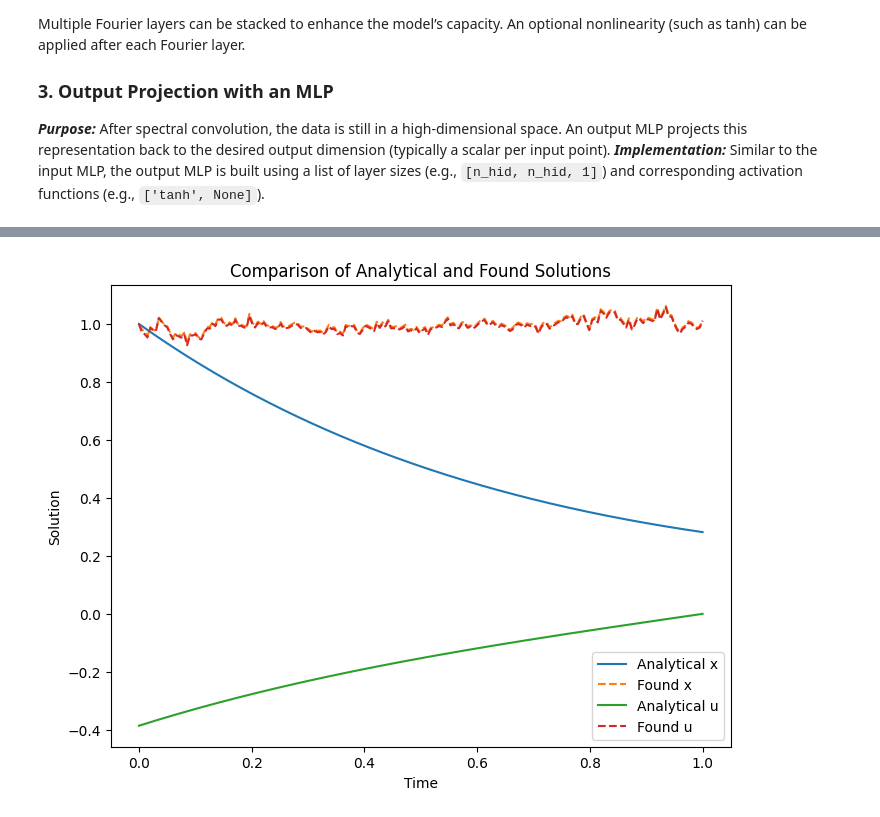
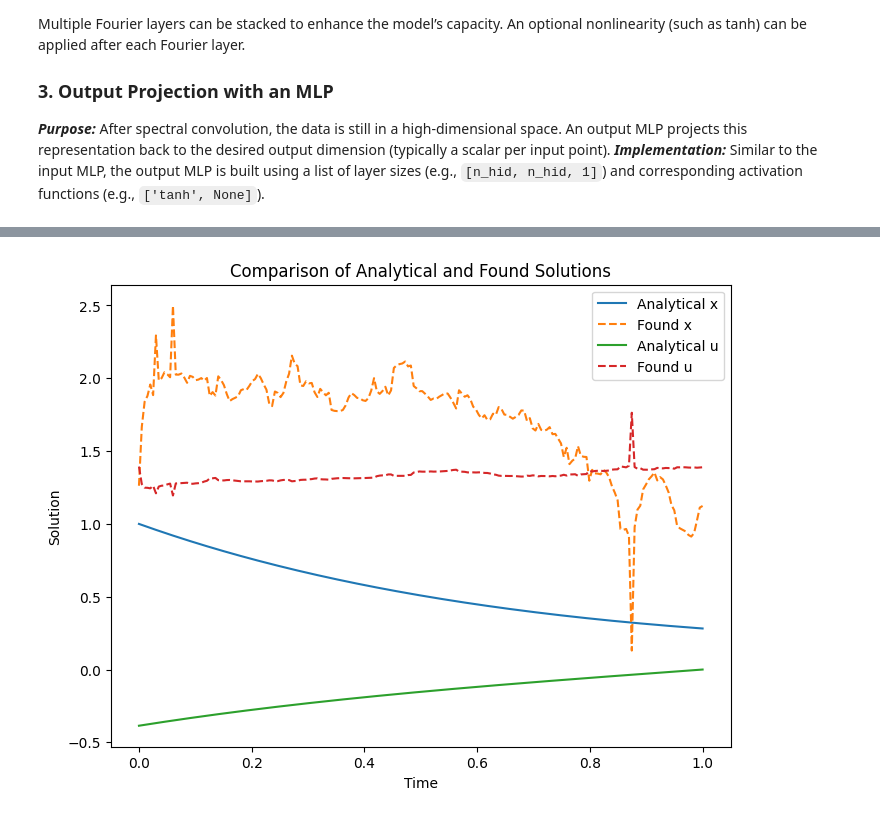
Before and after one commit to kankeinai/Thesis, a Jupyter notebook: playground_2.ipynb, the cells around one changed output, grey strips where cells are left out. Cells and saved outputs as stored; diff of their text form; code cells hidden in the pictures.

Commit message:
implemented fourier

```diff
--- a/playground_2.ipynb
+++ b/playground_2.ipynb
@@ -273,0 +224,10 @@ RuntimeError: One of the differentiated Tensors appears to not have been used in
+# %%
+
+# Training hyperparameters
+epochs = 10
+lr = 0.001
+optimizer = optim.Adam(model.parameters(), lr=lr)
+
+
+# Start training with optional plotting enabled.
+train(model, dataloader, optimizer, epochs)
@@ -374,7 +352,7 @@ def gradient_descent(n, alpha, m, num_epochs, model, objective_function):
 # ------------------------
 # Hyperparameters and Model Loading
 # ------------------------
-device = torch.device("cuda" if torch.cuda.is_available() else "cpu")
+#device = torch.device("cuda" if torch.cuda.is_available() else "cpu")
 n = 1      # Batch size (number of random functions)
 m = 200       # Number of time points (sensors)
 num_epochs = 10000
@@ -382,15 +360,15 @@ alpha = 0.001
 
 # (Assume your FNO model class definition is available)
 # Instantiate and load your trained FNO model.
-trained_model = FNO(input_net, fourier_layers_config, output_net,
-                    input_activations, output_activations, fourier_activation)
-trained_model.to(device)
-trained_model.load_state_dict(torch.load('trained_models/fno/epochs_[29]_model_time_[20250317-233106]_loss_[0.0022].pth', map_location=device))
-trained_model.eval()
+#trained_model = FNO(input_net, fourier_layers_config, output_net,
+                    #, output_activations, fourier_activation)
+#trained_model.to(device)
+#trained_model.load_state_dict(torch.load('trained_models/fno/epochs_[29]_model_time_[20250317-233106]_loss_[0.0022].pth', map_location=device))
+#trained_model.eval()
 
 # ------------------------
 # Run Gradient Descent to Optimize u
 # ------------------------
-u_opt = gradient_descent(n, alpha, m, num_epochs, trained_model, objective_function)
+u_opt = gradient_descent(n, alpha, m, num_epochs, model, objective_function)
 print("Optimized control u(t):", u_opt)
 # %% [output]
@@ -428,33 +405,33 @@ def analytical_u(t):
     return numerator / denominator
 
 # Create a time grid for plotting. Here t_plot is a NumPy array of shape (m,)
 t_plot = np.linspace(0, end_time, m)
 
 # Compute analytical solutions.
 analytical_x_vals = analytical_x(t_plot)
 analytical_u_vals = analytical_u(t_plot)
 
 # Prepare inputs for the FNO model.
 # u_opt is assumed to be the optimized control (1D tensor of shape (m,))
 # We create a time tensor of shape (1, m) and a control tensor of shape (1, m)
-t_tensor = torch.linspace(0, end_time, m, device=device).unsqueeze(0)
+t_tensor = torch.linspace(0, end_time, m).unsqueeze(0)
 u_tensor = u_opt.unsqueeze(0)
 
 # Get the FNO model output.
-x_found = trained_model(t_tensor, u_tensor)  # Expected shape: (1, m)
+x_found = model(t_tensor, u_tensor)  # Expected shape: (1, m)
 x_found = x_found.cpu().detach().numpy().flatten()  # Flatten to shape (m,)
 u_found = u_opt.cpu().detach().numpy()  # Already shape (m,)
 
 # Plot the results.
 plt.figure(figsize=(8, 6))
 plt.plot(t_plot, analytical_x_vals, label="Analytical x")
 plt.plot(t_plot, x_found, label="Found x", linestyle='--')
 plt.plot(t_plot, analytical_u_vals, label="Analytical u")
 plt.plot(t_plot, u_found, label="Found u", linestyle='--')
 plt.xlabel("Time")
 plt.ylabel("Solution")
 plt.legend()
 plt.title("Comparison of Analytical and Found Solutions")
 plt.show()
 # %% [output]
-[figure, old version]
+[figure, new version]
```
Also changed, not shown: parts of 7 cells of this notebook.
